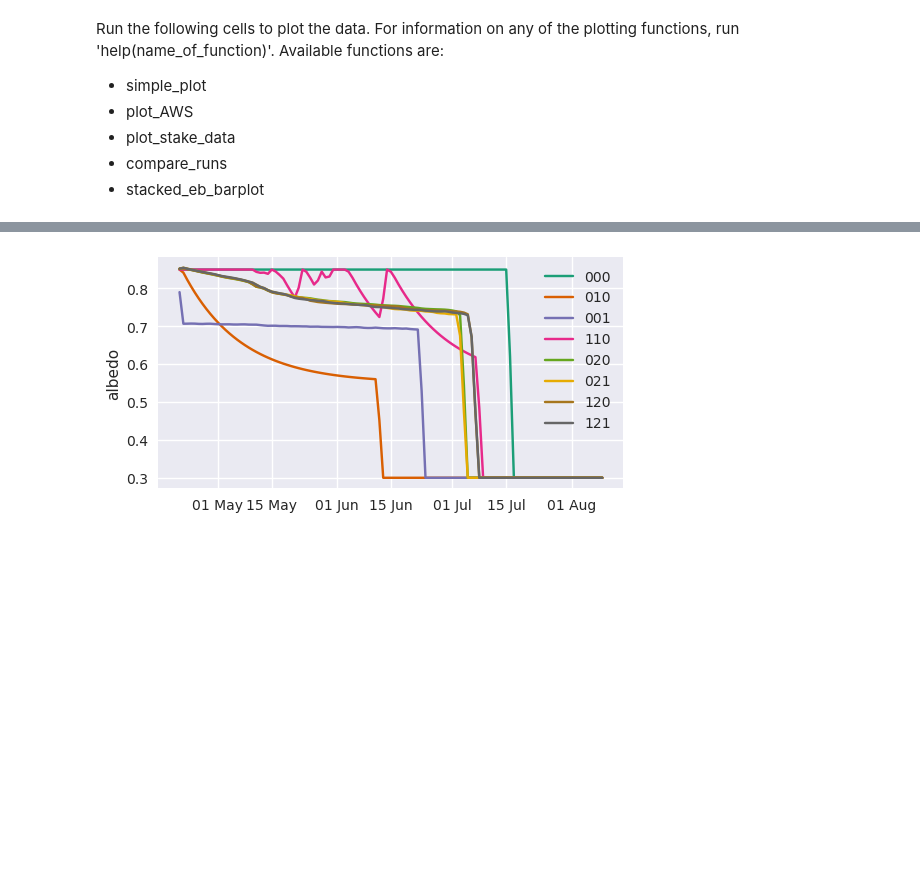
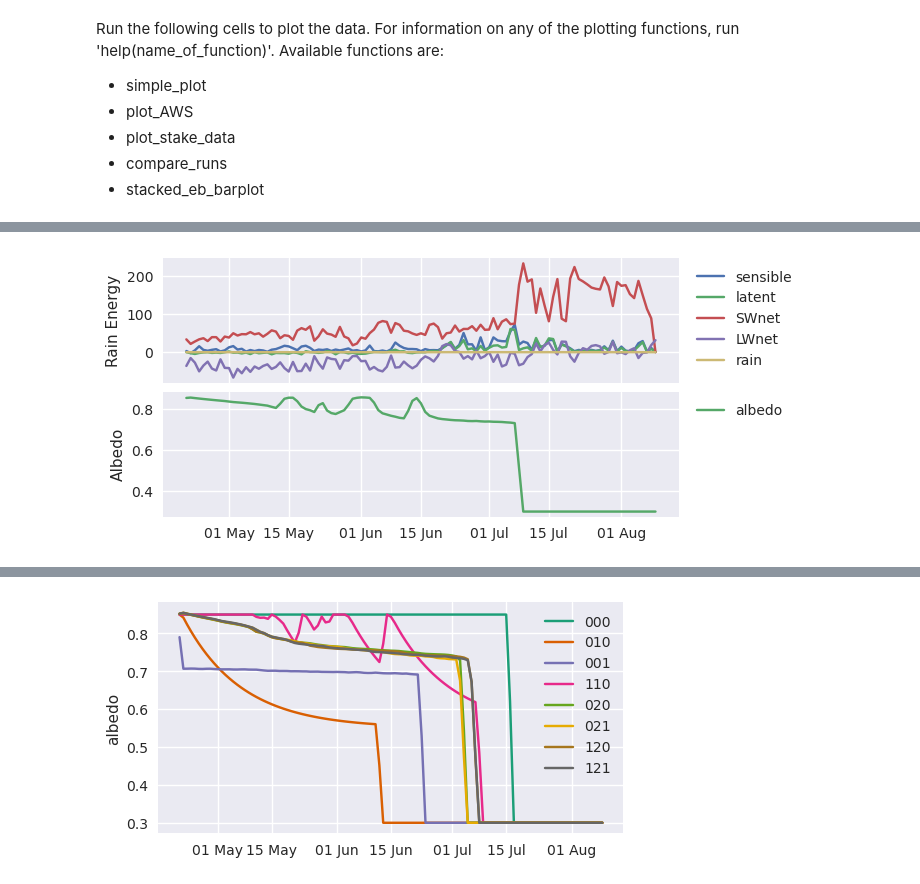
Before and after one commit to drounce/PyGEM, a Jupyter notebook: pygem_eb/processing/ebplotting.ipynb, the cells around one changed output, grey strips where cells are left out. Saved outputs shown, nothing was run; the diff lists cells and outputs as text; code cells hidden in the pictures; blank space fills up the shorter version.

```diff
--- a/pygem_eb/processing/ebplotting.ipynb
+++ b/pygem_eb/processing/ebplotting.ipynb
@@ -31,0 +44,4 @@ plot_stake_ablation(stake_df,[ds_10,ds_all],[startdate,enddate],['10','all'])
+# %%
+simple_plot(ds,0,[startdate,enddate],[['sensible','latent','SWnet','LWnet','rain'],['albedo']])
+# %% [output]
+[figure, added]
```
Also changed, not shown: parts of 10 cells of this notebook, 15 other files.
